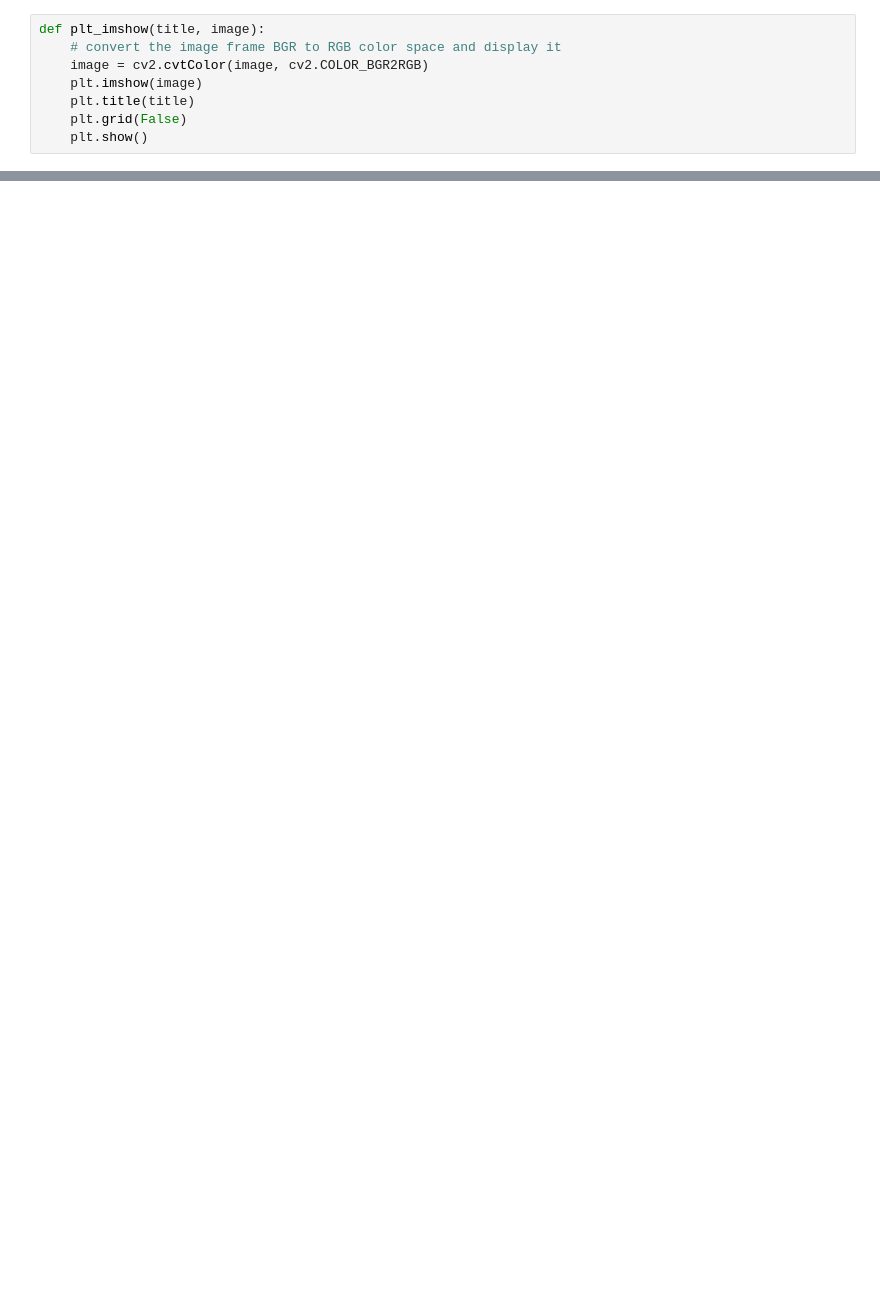
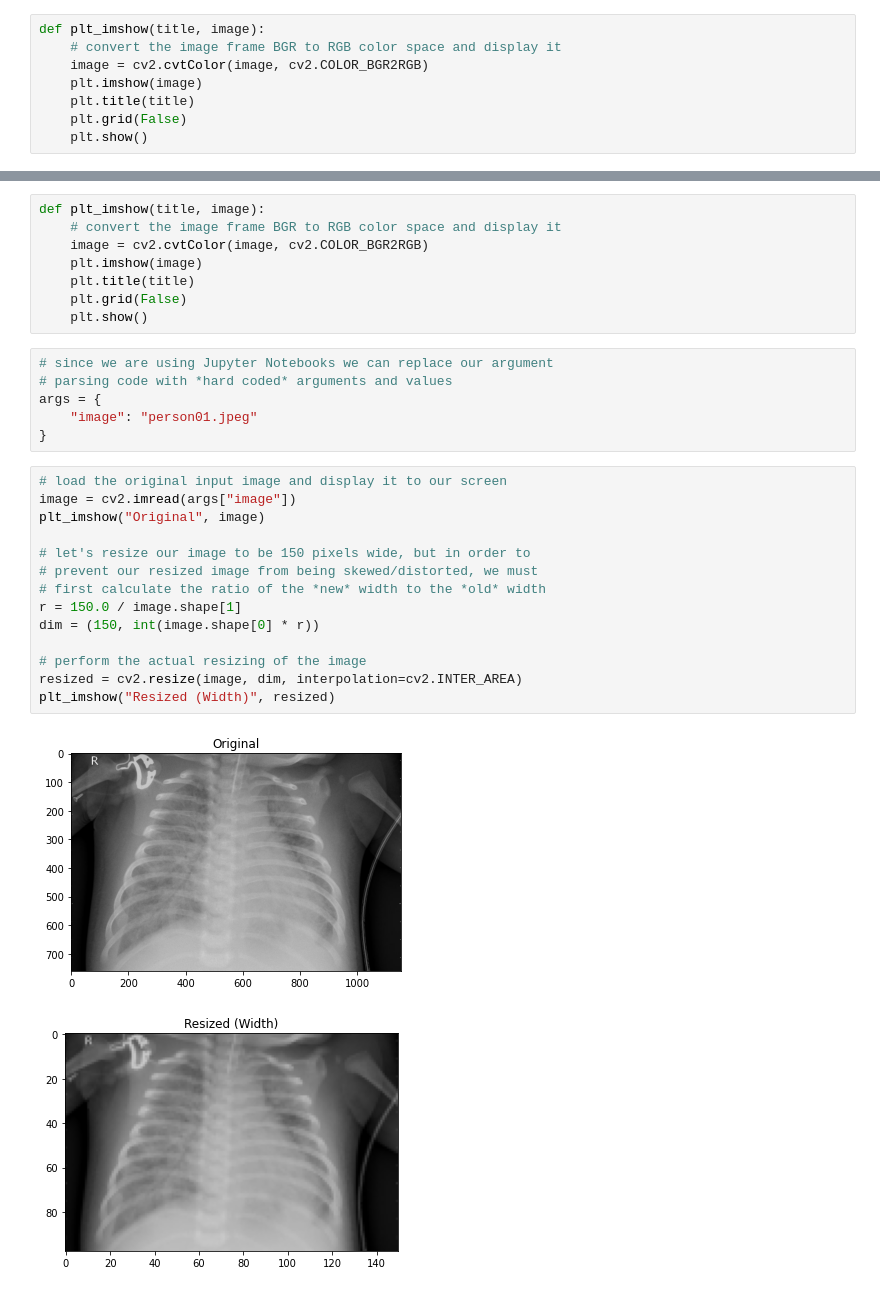
Before and after one commit to wpwwahyu/TKC_FinalProject, a Jupyter notebook: OpenCV.ipynb, the cells around one changed output, grey strips where cells are left out. Drawn from its saved outputs; the diff is of its cells as text; blank space fills up the shorter version.

```diff
--- a/OpenCV.ipynb
+++ b/OpenCV.ipynb
@@ -110,0 +140,31 @@ array([[16, 17, 18, 19],
+# %%
+def plt_imshow(title, image):
+    # convert the image frame BGR to RGB color space and display it
+	image = cv2.cvtColor(image, cv2.COLOR_BGR2RGB)
+	plt.imshow(image)
+	plt.title(title)
+	plt.grid(False)
+	plt.show()
+# %%
+# since we are using Jupyter Notebooks we can replace our argument
+# parsing code with *hard coded* arguments and values
+args = {
+    "image": "person01.jpeg"
+}
+# %%
+# load the original input image and display it to our screen
+image = cv2.imread(args["image"])
+plt_imshow("Original", image)
+
+# let's resize our image to be 150 pixels wide, but in order to
+# prevent our resized image from being skewed/distorted, we must
+# first calculate the ratio of the *new* width to the *old* width
+r = 150.0 / image.shape[1]
+dim = (150, int(image.shape[0] * r))
+
+# perform the actual resizing of the image
+resized = cv2.resize(image, dim, interpolation=cv2.INTER_AREA)
+plt_imshow("Resized (Width)", resized)
+# %% [output]
+[figure, added]
+[figure, added]
```
Also changed, not shown: parts of 30 cells of this notebook.
